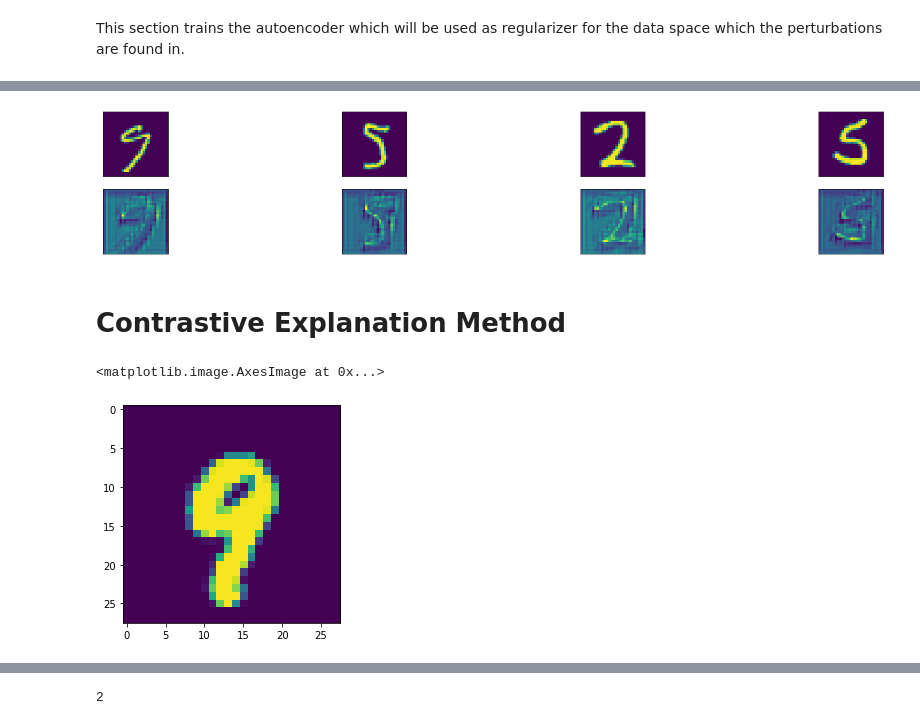
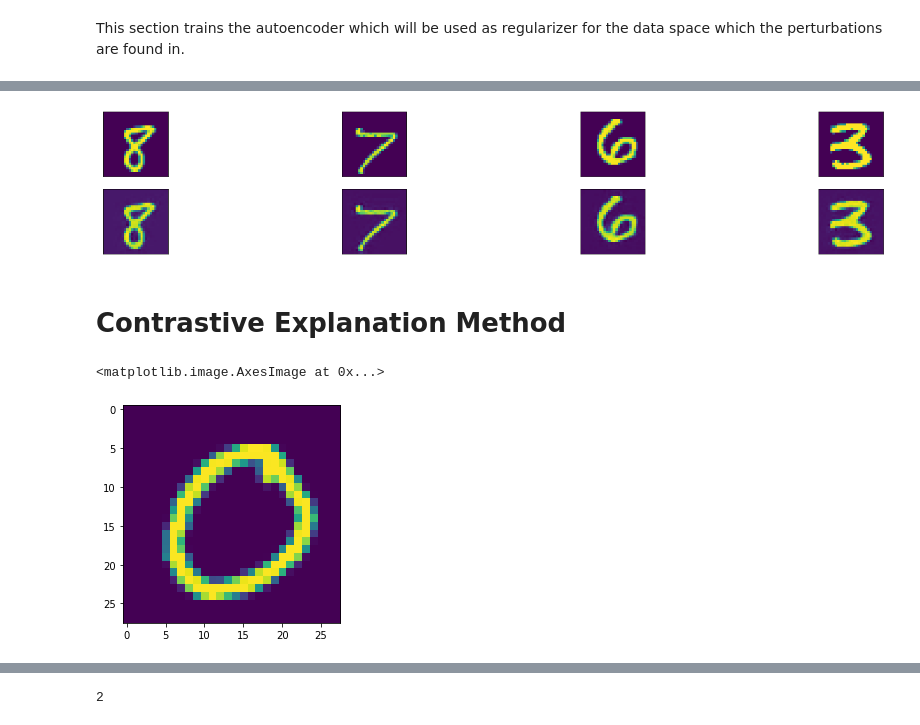
Before and after one commit to davidvos/contrastive-explanation-method, a Jupyter notebook: main-marcel.ipynb, the cells around one changed output, grey strips where cells are left out. Saved outputs shown, nothing was run; the diff lists cells and outputs as text; code cells hidden in the pictures.

```diff
--- a/main-marcel.ipynb
+++ b/main-marcel.ipynb
@@ -21,4 +23,4 @@ dataset = MNIST(batch_size=64)
 # %%
 cnn = CNN(device='cuda:0')
 
-train_cnn(cnn, dataset, iterations=25, lr=0.01, device='cuda:0', save_fn='mnist-cnn-m', load_path="")#"models/saved_models/mnist-cnn-m.h5")
+train_cnn(cnn, dataset, iterations=25, lr=0.01, device='cuda:0', save_fn='mnist-cnn-m', load_path="models/saved_models/mnist-cnn-m.h5")
@@ -55,4 +39,4 @@ This section trains the autoencoder which will be used as regularizer for the da
 # Train or load autoencoder
 cae = CAE(device='cuda:0')
 
-train_ae(cae, dataset, iterations=25, device='cuda:0', save_fn="mnist-cae-m", load_path="")
+train_ae(cae, dataset, iterations=3, device='cuda:0', save_fn="mnist-cae-m", load_path="models/saved_models/mnist-cae.h5")
@@ -77,30 +43,30 @@ Done training.
 # %%
 # obtain one batch of test images
 images, _ = dataset.get_batch()
 
 #images_flatten = images.view(images.size(0), -1)
 # get sample outputs
-cae.float()
-output = cae(images.cpu()+0.5)
+cae.cpu()
+output = cae(images+.5)
 # prep images for display
 images = images.cpu().numpy()
 
 # output is resized into a batch of images
 # output = output.view(batch_size, 1, 28, 28)
 # use detach when it's an output that requires_grad
 output = output.cpu().detach().numpy()
 
 # plot the first ten input images and then reconstructed images
 fig, axes = plt.subplots(nrows=2, ncols=4, sharex=True, sharey=True, figsize=(25,4))
 
 # input images on top row, reconstructions on bottom
 for images, row in zip([images, output], axes):
     for img, ax in zip(images, row):
         ax.imshow(np.squeeze(img))#, cmap='gray')
         ax.get_xaxis().set_visible(False)
         ax.get_yaxis().set_visible(False)
 # %% [output]
-[figure, old version]
+[figure, new version]
 # %% [markdown]
 # Contrastive Explanation Method
 # %%
@@ -119,7 +86,7 @@ image, _ = dataset.get_sample()
 plt.imshow(image.squeeze())
 # %% [output]
 <matplotlib.image.AxesImage at 0x...>
-[figure, old version]
+[figure, new version]
 # %%
 # find pertinent negatives
 cnn.float()
```
Also changed, not shown: parts of 10 cells of this notebook, 6 other files.
